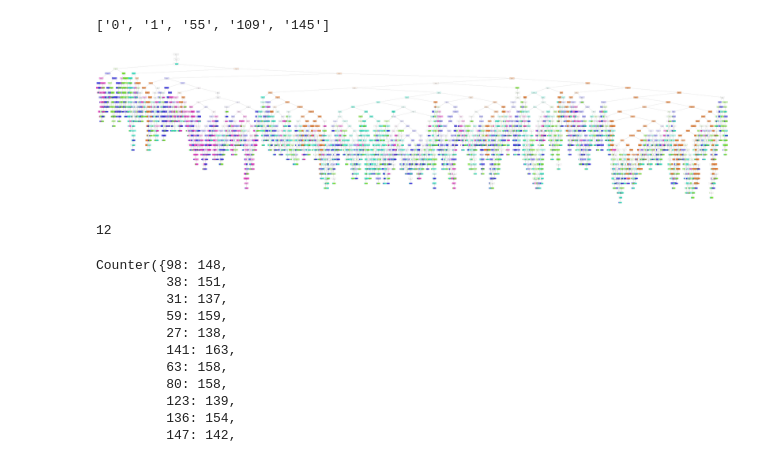
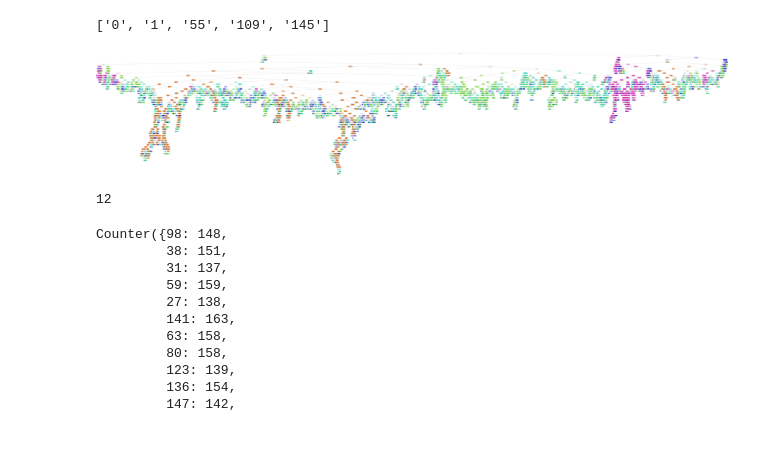
Before and after one commit to EhsanSaZ/BottleneckDetection, a Jupyter notebook: prototype/experimetns.ipynb, the cells around one changed output. Saved outputs shown, nothing was run; the diff lists cells and outputs as text; code cells hidden in the pictures.

```diff
--- a/prototype/experimetns.ipynb
+++ b/prototype/experimetns.ipynb
@@ -60,7 +60,7 @@ wisconsin_hdd_ssd_merged = pd.read_csv(filenames.get('wisconsin_hdd_ssd_merged')
 utah_ssd_merged_1g = pd.read_csv(filenames.get('utah_ssd_merged_1g')).drop(['time_stamp', 'through_put'], axis=1)
 # %%
 # features = ['sender_avg_rtt_value', 'sender_cwnd_rate', 'sender_retrans', 'sender_ssthresh_value', 'sender_segs_in', 'sender_avg_send_value', 'sender_tcp_snd_buffer_min', 'sender_tcp_snd_buffer_max', 'sender_req_active', 'sender_write_bytes', 'sender_avg_waittime_md', 'sender_system_cpu_percent', 'sender_remote_ost_write_bytes', 'receiver_seg_out', 'receiver_segs_in', 'receiver_req_waittime', 'receiver_req_active', 'receiver_write_bytes', 'receiver_ost_write', 'receiver_avg_waittime_md', 'receiver_system_cpu_percent', 'receiver_system_memory_percent', 'receiver_remote_ost_read_bytes', 'receiver_remote_ost_write_bytes']
-
+#*
 # features = ['sender_avg_rtt_value', 'sender_retrans','sender_segs_in', 'sender_seg_out', 'sender_req_waittime', 'sender_read_bytes', 'sender_write_bytes', 'sender_avg_waittime_md', 'sender_ost_read' , 'sender_ost_write','sender_remote_ost_read_bytes', 'sender_remote_ost_write_bytes','receiver_segs_in','receiver_seg_out', 'receiver_req_waittime', 'receiver_read_bytes', 'receiver_write_bytes', 'receiver_ost_read', 'receiver_ost_write', 'receiver_avg_waittime_md', 'receiver_remote_ost_read_bytes', 'receiver_remote_ost_write_bytes']
 
 # features = ['sender_avg_rtt_value', 'sender_cwnd_rate', 'sender_retrans', 'sender_ssthresh_value', 'sender_segs_in', 'sender_req_active', 'sender_write_bytes', 'sender_remote_ost_write_bytes',
@@ -75,13 +75,19 @@ utah_ssd_merged_1g = pd.read_csv(filenames.get('utah_ssd_merged_1g')).drop(['tim
 #19 features
 # features = ['sender_seg_out', 'sender_segs_in', 'sender_avg_send_value', 'sender_send_buffer_value', 'sender_tcp_snd_buffer_min', 'sender_tcp_snd_buffer_max', 'sender_req_active', 'sender_read_bytes', 'sender_ost_read', 'sender_remote_ost_read_bytes', 'sender_remote_ost_write_bytes', 'receiver_seg_out', 'receiver_segs_in', 'receiver_read_bytes_io', 'receiver_req_active', 'receiver_write_bytes', 'receiver_ost_write', 'receiver_remote_ost_read_bytes', 'receiver_remote_ost_write_bytes']
 
-#14 features
+# 14 features
 # features = ['sender_seg_out', 'sender_avg_send_value', 'sender_tcp_snd_buffer_max', 'sender_read_bytes', 'sender_ost_read', 'sender_remote_ost_read_bytes', 'sender_remote_ost_write_bytes', 'receiver_seg_out', 'receiver_segs_in', 'receiver_read_bytes_io', 'receiver_write_bytes', 'receiver_ost_write', 'receiver_remote_ost_read_bytes', 'receiver_remote_ost_write_bytes']
 
 # features = ['sender_seg_out', 'sender_avg_send_value', 'sender_tcp_snd_buffer_max', 'sender_read_bytes', 'sender_ost_read', 'sender_remote_ost_read_bytes', 'sender_remote_ost_write_bytes', 'receiver_write_bytes', 'receiver_ost_write', 'receiver_remote_ost_read_bytes', 'receiver_remote_ost_write_bytes']
 
-#16 features
-features = ['sender_seg_out', 'sender_avg_send_value', 'sender_read_bytes_io', 'sender_write_bytes_io', 'sender_tcp_snd_buffer_max', 'sender_ost_read', 'sender_ost_write', 'sender_pending_read_pages', 'sender_read_RPCs_in_flight', 'sender_remote_ost_read_bytes', 'sender_remote_ost_write_bytes', 'receiver_segs_in', 'receiver_write_bytes_io', 'receiver_ost_write', 'receiver_remote_ost_read_bytes', 'receiver_remote_ost_write_bytes', 'sender_read_bytes', 'receiver_write_bytes'] #, 'sender_read_bytes', 'receiver_write_bytes'
+# # #16 features
+# features = ['sender_seg_out', 'sender_avg_send_value', 'sender_read_bytes_io', 'sender_write_bytes_io', 'sender_ost_read', 'sender_ost_write', 'sender_pending_read_pages', 'sender_read_RPCs_in_flight', 'sender_remote_ost_read_bytes', 'sender_remote_ost_write_bytes', 'receiver_segs_in', 'receiver_write_bytes_io', 'receiver_ost_write', 'receiver_remote_ost_read_bytes', 'receiver_remote_ost_write_bytes', 'sender_read_bytes', 'receiver_write_bytes'] #, 'sender_read_bytes', 'receiver_write_bytes', sender_tcp_snd_buffer_max
+
+# features = ['sender_seg_out', 'sender_avg_send_value', 'sender_read_bytes_io', 'sender_write_bytes_io', 'sender_ost_read', 'sender_ost_write', 'sender_pending_read_pages', 'sender_read_RPCs_in_flight', 'sender_remote_ost_read_bytes', 'sender_remote_ost_write_bytes', 'receiver_segs_in', 'receiver_write_bytes_io', 'receiver_ost_write', 'receiver_remote_ost_read_bytes', 'receiver_remote_ost_write_bytes', 'sender_read_bytes', 'receiver_write_bytes']
+
+features = ['sender_seg_out', 'sender_avg_send_value', 'sender_read_bytes_io', 'sender_write_bytes_io', 'sender_ost_read', 'sender_ost_write', 'sender_remote_ost_read_bytes', 'sender_remote_ost_write_bytes', 'receiver_segs_in', 'receiver_write_bytes_io', 'receiver_ost_write', 'receiver_remote_ost_read_bytes', 'receiver_remote_ost_write_bytes', 'sender_read_bytes', 'receiver_write_bytes',
+                'sender_pending_read_pages', 'sender_read_RPCs_in_flight',
+                'sender_send_buffer_value', 'sender_req_active', 'receiver_req_active', 'sender_segs_in']
 # %%
 #[ 'sender_tcp_snd_buffer_max','receiver_seg_out', 'receiver_read_bytes_io'] # 'sender_req_active', 'sender_segs_in', 'sender_send_buffer_value', 'sender_tcp_snd_buffer_min', 'receiver_req_active'
  ['sender_tcp_snd_buffer_max', 'sender_pending_read_pages', 'sender_read_RPCs_in_flight']
@@ -180,14 +163,16 @@ def normalize_df(df):
 # %%
 # df = emulab_hdd_merged.copy()
-df = wisconsin_ssd_merged.copy()
+# df = wisconsin_ssd_merged.copy()
+# df = wisconsin_ssd_unmerged.copy()
+df = utah_ssd_merged_1g.copy()
 df = normalize_df(df)
-# df = grouped_to_5_cat(df,161)
-# df = utah_ssd_merged.copy()
+df = grouped_to_5_cat(df,161)
+# # df = utah_ssd_merged.copy()
 # df = wisconsin_ssd_unmerged.copy()
 # print(df.groupby('label_value').size())
 # print(df.shape)
 # df.loc[df.label_value != 0, "label_value"] = 1
-test_df = df.groupby('label_value').sample(40)
+test_df = df.groupby('label_value').sample(0)
 # test_df = df.loc[df['label_value']==0].sample(75)
 # print(test_df.groupby('label_value').size())
 # print(test_df.shape)
@@ -207,10 +192,10 @@ X_train, y_train = RandomOverSampler(sampling_strategy="all").fit_resample(X_tra
 
 print(X_train.shape)
 # clf = RandomForestClassifier(n_estimators=100)
-clf = make_pipeline(StandardScaler(), RandomForestClassifier(n_estimators=100))
+# clf = make_pipeline(StandardScaler(), RandomForestClassifier(n_estimators=100))
 # clf = make_pipeline(StandardScaler(), tree.DecisionTreeClassifier())
 # clf = make_pipeline(StandardScaler(), FuzzyDecisionTreeClassifier())
-# clf = tree.DecisionTreeClassifier()
+clf = tree.DecisionTreeClassifier()
 # clf = FuzzyDecisionTreeClassifier()
 # clf = SVC()
 clf.fit(X_train, y_train)
@@ -218,10 +203,10 @@ y_pred = clf.predict(X_test)
 print(np.round(metrics.accuracy_score(y_test, y_pred) * 100, 2))
 
 # y_pred
-y_pred_5cat = change_labels_5(y_pred, 21) #change_labels_21(y_pred, 161)
-y_test_5cat = change_labels_5(y_test, 21) #change_labels_21(y_test, 161)
-print(np.round(metrics.accuracy_score(y_test_5cat, y_pred_5cat) * 100, 2))
+# y_pred_5cat = change_labels_5(y_pred, 21) #change_labels_21(y_pred, 161)
+# y_test_5cat = change_labels_5(y_test, 21) #change_labels_21(y_test, 161)
+# print(np.round(metrics.accuracy_score(y_test_5cat, y_pred_5cat) * 100, 2))
 # y_pred_5cat[y_pred_5cat[:]==55]
 # y_pred_5cat
-Counter(y_pred_5cat)
+# Counter(y_pred_5cat)
 # %% [output]
@@ -547,16 +525,16 @@ class_names
 # %%
 # fn=['sepal length (cm)','sepal width (cm)','petal length (cm)','petal width (cm)']
 # cn=['setosa', 'versicolor', 'virginica']
-fig, axes = plt.subplots(nrows = 1,ncols = 1,figsize = (400,100), dpi=10)
+fig, axes = plt.subplots(nrows = 1,ncols = 1,figsize = (500,100), dpi=10)
 tree.plot_tree(clf, feature_names = features,
                class_names=class_names,
                filled = True,
                fontsize=8);
-fig.savefig('tree_7.pdf')
+fig.savefig('tree_9.pdf')
 
 # tree.plot_tree(clf, feature_names=features, fontsize=12)
 # %% [output]
-[figure, old version]
+[figure, new version]
 # %%
 # utah_ssd_merged.loc[utah_ssd_merged['label_value']==0]
 # %% [output]
```
Also changed, not shown: parts of 15 cells of this notebook, 1 other file.
